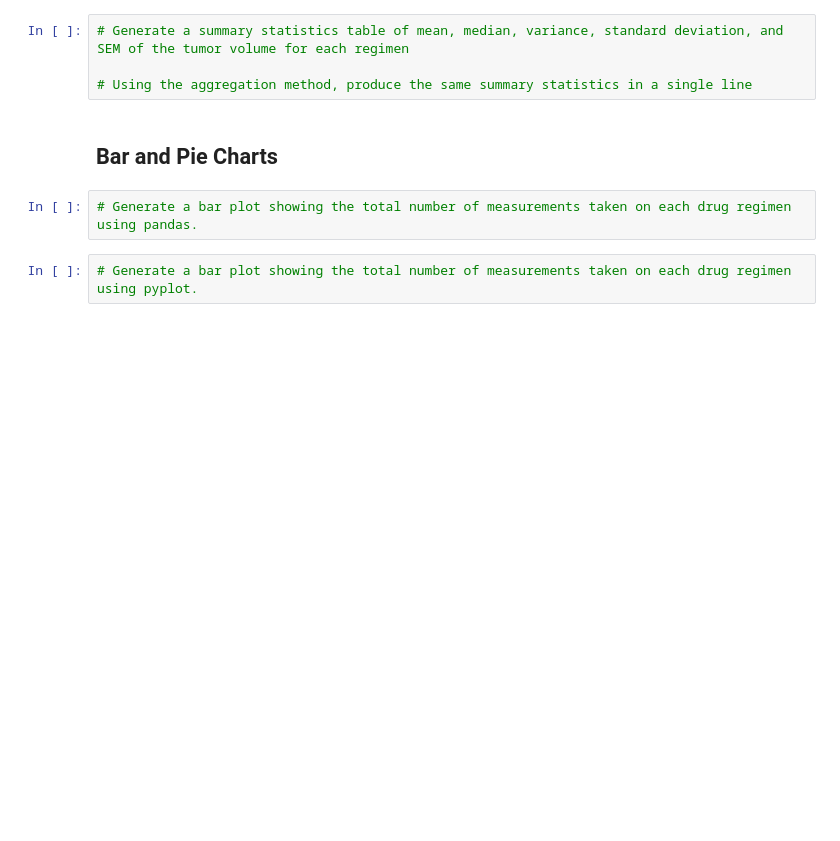
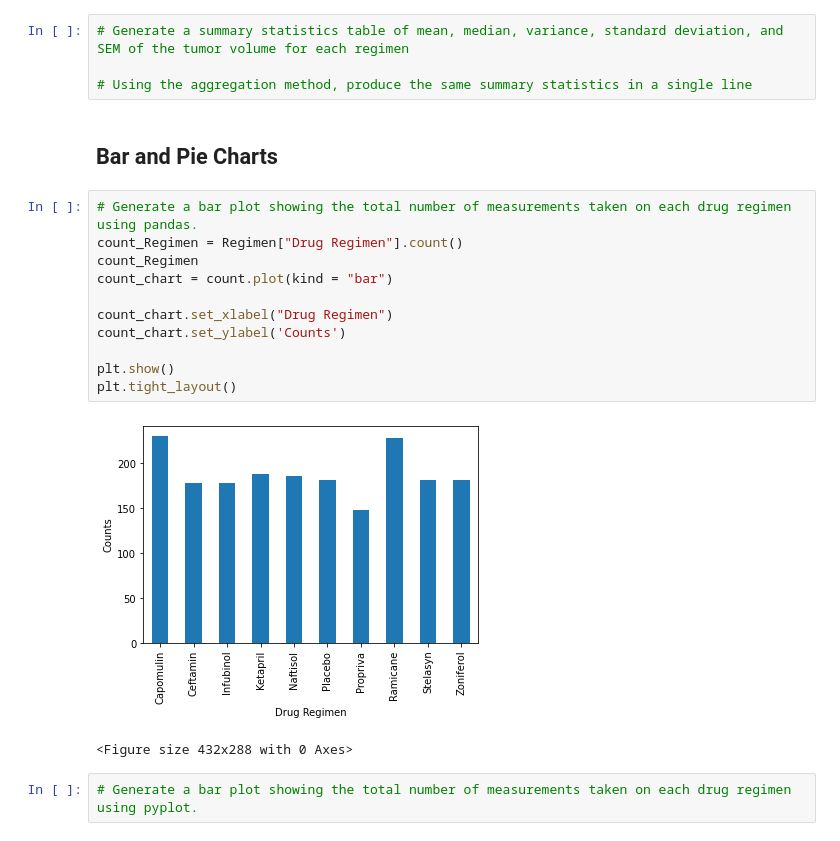
Before and after one commit to vsanga04/Matplotlib, a Jupyter notebook: Pymaceuticals/pymaceuticals_starter.ipynb, the cells around one changed output. Cells and saved outputs as stored; diff of their text form; blank space fills up the shorter version.

Commit message:
added first bar chart

```diff
--- a/Pymaceuticals/pymaceuticals_starter.ipynb
+++ b/Pymaceuticals/pymaceuticals_starter.ipynb
@@ -136,6 +136,18 @@ Stats_Tumor_Volume
 ## Bar and Pie Charts
 # %%
 # Generate a bar plot showing the total number of measurements taken on each drug regimen using pandas.
+count_Regimen = Regimen["Drug Regimen"].count()
+count_Regimen
+count_chart = count.plot(kind = "bar")
+
+count_chart.set_xlabel("Drug Regimen")
+count_chart.set_ylabel('Counts')
+
+plt.show()
+plt.tight_layout()
+# %% [output]
+[figure, added]
+<Figure size 432x288 with 0 Axes>
 # %%
 # Generate a bar plot showing the total number of measurements taken on each drug regimen using pyplot.
 # %%
```
